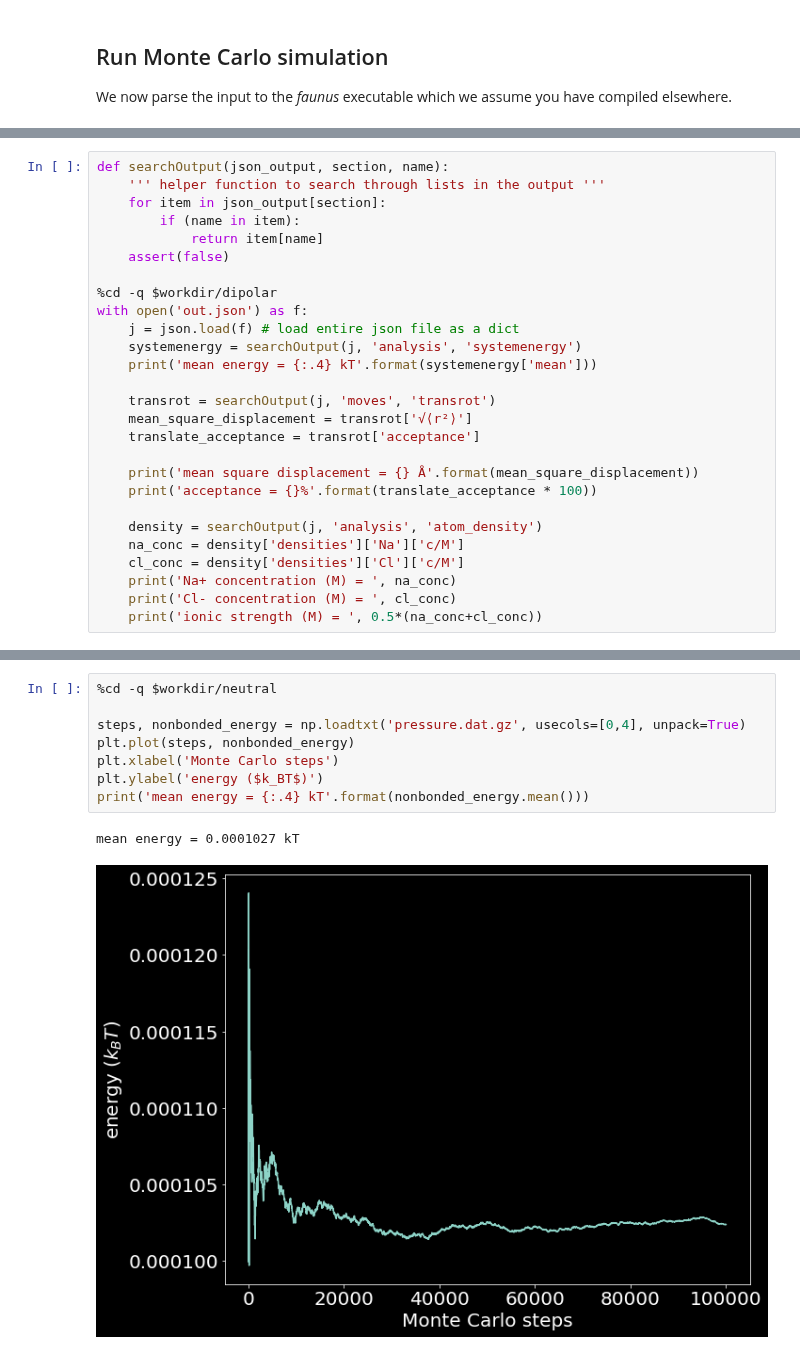
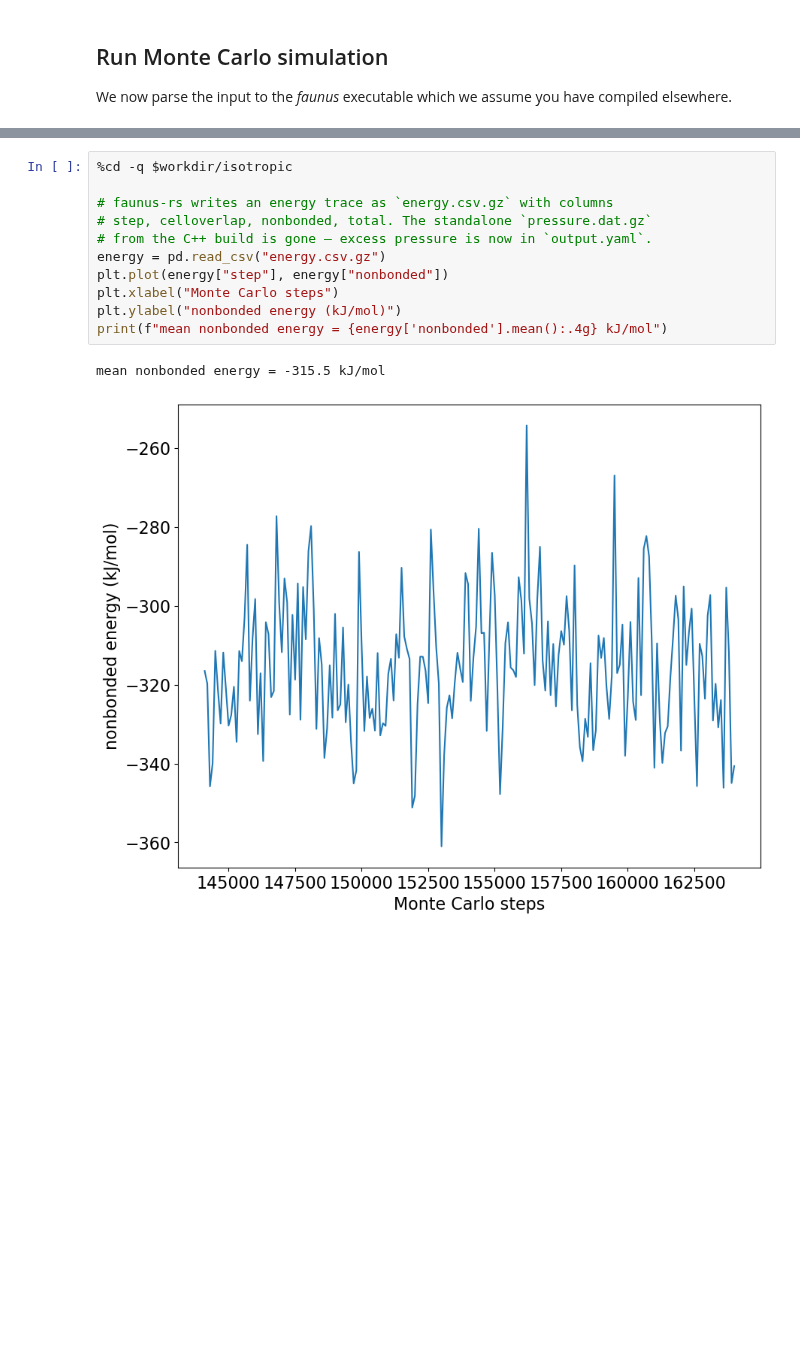
Before and after one commit to mlund/cppm-crowded, a Jupyter notebook: notebook.ipynb, the cells around one changed output, grey strips where cells are left out. Drawn from its saved outputs; the diff is of its cells as text; blank space fills up the shorter version.

```diff
--- a/notebook.ipynb
+++ b/notebook.ipynb
@@ -73,27 +42,0 @@ We simply read the JSON file as a dictionary. Try to use `print(j)` to see the f
-# %%
-def searchOutput(json_output, section, name):
-    ''' helper function to search through lists in the output '''
-    for item in json_output[section]:
-        if (name in item):
-            return item[name]
-    assert(false)
-
-%cd -q $workdir/dipolar
-with open('out.json') as f:
-    j = json.load(f) # load entire json file as a dict
-    systemenergy = searchOutput(j, 'analysis', 'systemenergy')
-    print('mean energy = {:.4} kT'.format(systemenergy['mean']))
-
-    transrot = searchOutput(j, 'moves', 'transrot')
-    mean_square_displacement = transrot['√⟨r²⟩']
-    translate_acceptance = transrot['acceptance']
-
-    print('mean square displacement = {} Å'.format(mean_square_displacement))
-    print('acceptance = {}%'.format(translate_acceptance * 100))
-
-    density = searchOutput(j, 'analysis', 'atom_density')
-    na_conc = density['densities']['Na']['c/M']
-    cl_conc = density['densities']['Cl']['c/M']
-    print('Na+ concentration (M) = ', na_conc)
-    print('Cl- concentration (M) = ', cl_conc)
-    print('ionic strength (M) = ', 0.5*(na_conc+cl_conc))
@@ -147,12 +303,15 @@ ax.legend(frameon=False, loc=4, ncol=3)
-# %%
-%cd -q $workdir/neutral
-
-steps, nonbonded_energy = np.loadtxt('pressure.dat.gz', usecols=[0,4], unpack=True)
-plt.plot(steps, nonbonded_energy)
-plt.xlabel('Monte Carlo steps')
-plt.ylabel('energy ($k_BT$)')
-print('mean energy = {:.4} kT'.format(nonbonded_energy.mean()))
-# %% [output]
-mean energy = 0.0001027 kT
-[figure, removed]
+# %%
+%cd -q $workdir/isotropic
+
+# faunus-rs writes an energy trace as `energy.csv.gz` with columns
+# step, celloverlap, nonbonded, total. The standalone `pressure.dat.gz`
+# from the C++ build is gone — excess pressure is now in `output.yaml`.
+energy = pd.read_csv("energy.csv.gz")
+plt.plot(energy["step"], energy["nonbonded"])
+plt.xlabel("Monte Carlo steps")
+plt.ylabel("nonbonded energy (kJ/mol)")
+print(f"mean nonbonded energy = {energy['nonbonded'].mean():.4g} kJ/mol")
+# %% [output]
+mean nonbonded energy = -315.5 kJ/mol
+[figure, added]
 # %%
```
Also changed, not shown: parts of 14 cells of this notebook, 11 other files.
